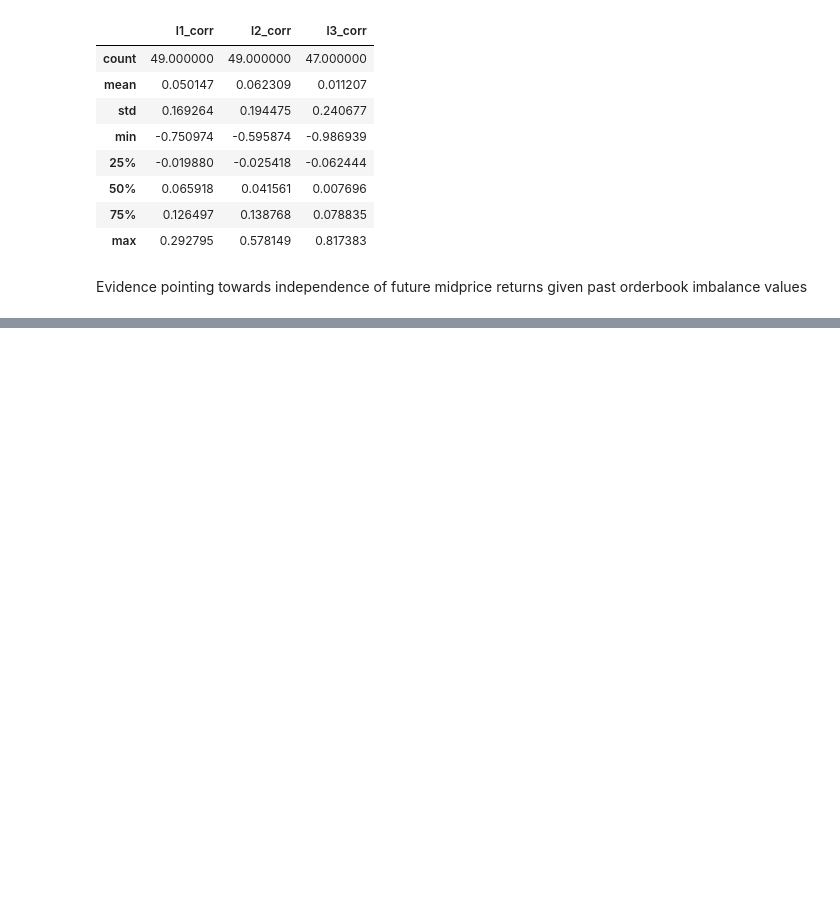
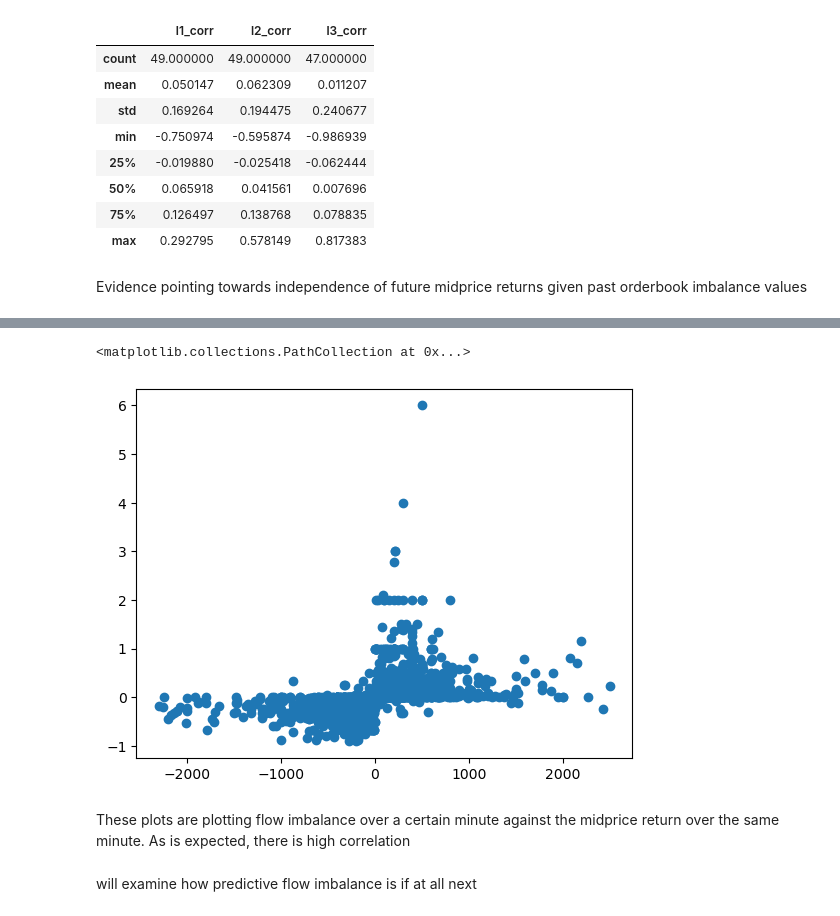
Before and after one commit to ijamil1/kalshi_mm, a Jupyter notebook: exploring_order_book_indicators_predictive_powers.ipynb, the cells around one changed output, grey strips where cells are left out. Drawn from its saved outputs; the diff is of its cells as text; code cells hidden in the pictures; blank space fills up the shorter version.

```diff
--- a/exploring_order_book_indicators_predictive_powers.ipynb
+++ b/exploring_order_book_indicators_predictive_powers.ipynb
@@ -485,0 +702,12 @@ flow imbalance can be used to predict future price movement
+# %%
+bounded_flow = nonzero_flow[(nonzero_flow['flow_imbalance'] >= -2500) & (nonzero_flow['flow_imbalance'] <= 2500)]
+x = bounded_flow['flow_imbalance'].tolist()
+y = bounded_flow['midprice_return'].tolist()
+plt.scatter(x,y)
+# %% [output]
+<matplotlib.collections.PathCollection at 0x...>
+[figure, added]
+# %% [markdown]
+These plots are plotting flow imbalance over a certain minute against the midprice return over the same minute. As is expected, there is high correlation
+# %% [markdown]
+will examine how predictive flow imbalance is if at all next
```
Also changed, not shown: parts of 5 cells of this notebook.
